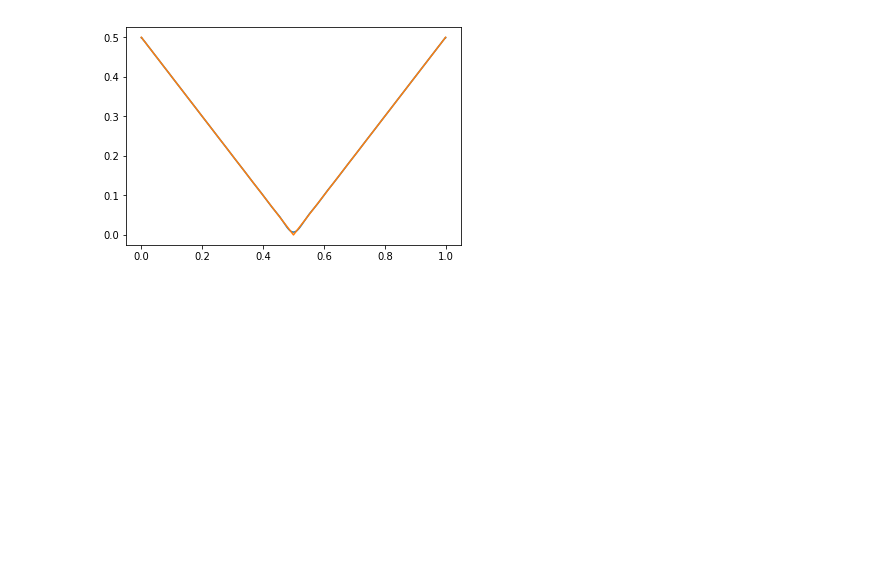
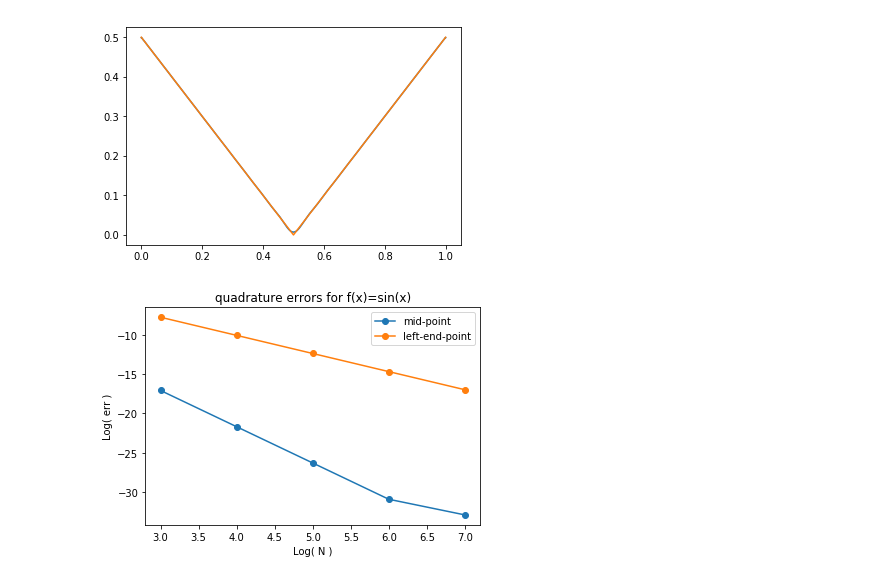
Before and after one commit to cpacilio/P1.4_seed, a Jupyter notebook: my_notebooks/quadrature.ipynb, the cells around one changed output. Drawn from its saved outputs; the diff is of its cells as text; code cells hidden in the pictures; blank space fills up the shorter version.

Commit message:
practice on quadrature

```diff
--- a/my_notebooks/quadrature.ipynb
+++ b/my_notebooks/quadrature.ipynb
@@ -62,3 +62,50 @@ plot(x,my_fun(x))
 # %% [output]
 [<matplotlib.lines.Line2D at 0x...>]
 [figure]
+# %%
+## I compute simple integrals
+#N = 100000
+#x = linspace(0,1,N+1)
+F=[sin,exp]
+sol=[cos(0)-cos(1),e-1]
+#h = 1/N;
+#sol[1]
+# %%
+def lep_quad(func,N):
+    res = 0.
+    h = 1/N
+    for i in range(N):
+        res += func[i]
+    res *= h
+    return res
+
+def mp_quad(func,N):
+    res = 0.
+    h = 1/N
+    for i in range(N):
+        res += (func[i+1]+func[i])
+    res *= h*0.5
+    return res
+# %%
+def error(func,sol):
+    errors = zeros((2,5))
+    for p in range(3,8):
+        N = 10**p
+        x = linspace(0,1,N+1)
+        obj1 = mp_quad(func(x),N)
+        obj2 = lep_quad(func(x),N)
+        errors[0][p-3]=abs(obj1-sol)
+        errors[1][p-3]=abs(obj2-sol)
+    return errors
+# %%
+import matplotlib.pyplot as plt
+arr=error(F[0],sol[0])
+plt.plot(range(3,8),log(arr[0]),marker='o',label='mid-point')
+plt.plot(range(3,8),log(arr[1]),marker='o',label='left-end-point')
+plt.legend()
+plt.xlabel('Log( N )')
+plt.ylabel('Log( err )')
+plt.title('quadrature errors for f(x)=sin(x)')
+plt.show()
+# %% [output]
+[figure, added]
```
Also changed, not shown: parts of 1 cell of this notebook.
